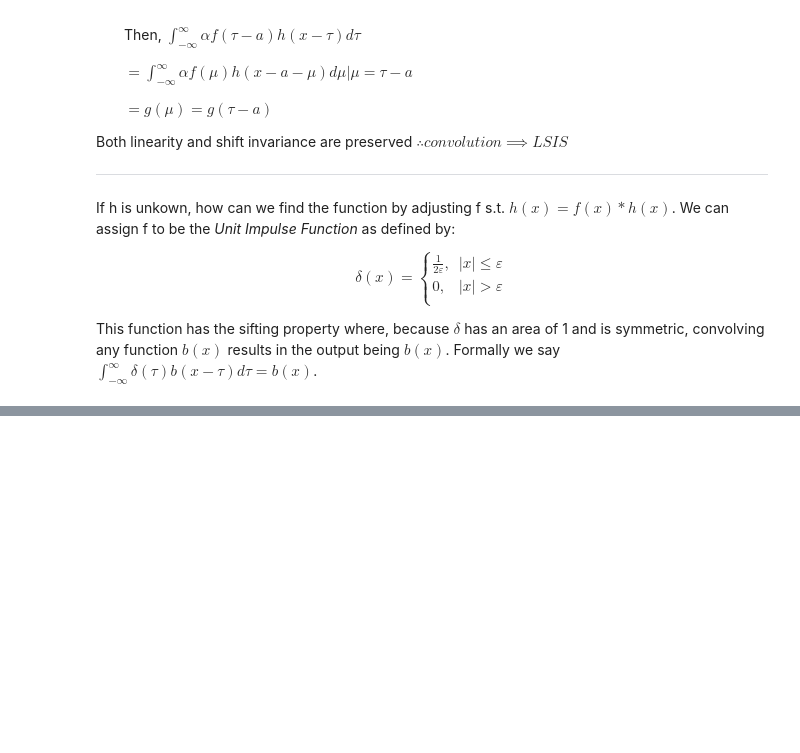
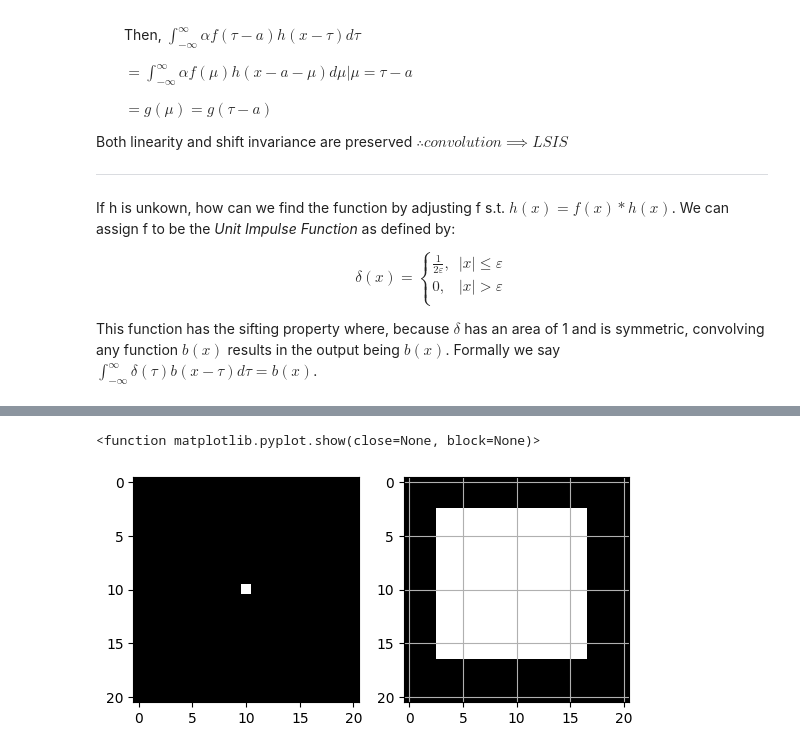
Before and after one commit to aarush-umap/3Dvision, a Jupyter notebook: image_processing.ipynb, the cells around one changed output, grey strips where cells are left out. Cells and saved outputs as stored; diff of their text form; code cells hidden in the pictures; blank space fills up the shorter version.

Commit message:
Box filter application w/ 2D convolvution

```diff
--- a/image_processing.ipynb
+++ b/image_processing.ipynb
@@ -169,0 +182,15 @@ This function has the sifting property where, because $\delta$ has an area of 1
+# %%
+impulse_filter = np.zeros(shape=(21,21,3))
+impulse_filter[10, 10,:] = 1
+
+box_filter = np.zeros_like(impulse_filter)
+box_filter[3:17, 3:17,:] = 1/225
+
+fig, ax = plt.subplots(1, 2)
+ax[0].imshow(impulse_filter[:,:,0],cmap = 'gray')
+ax[1].imshow(box_filter[:,:,0],cmap = 'gray')
+plt.grid()
+plt.show
+# %% [output]
+<function matplotlib.pyplot.show(close=None, block=None)>
+[figure, added]
```
Also changed, not shown: parts of 6 cells of this notebook.
